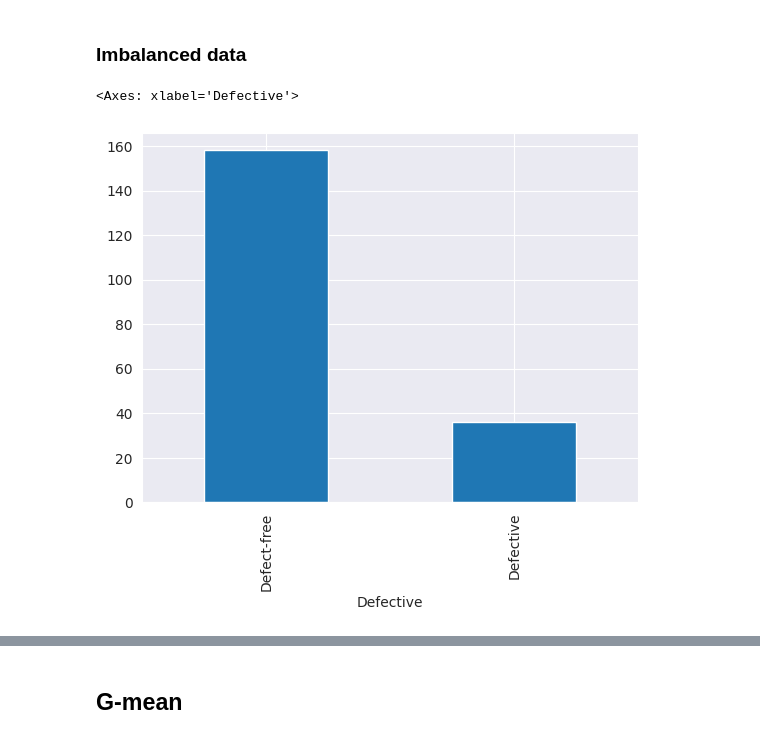
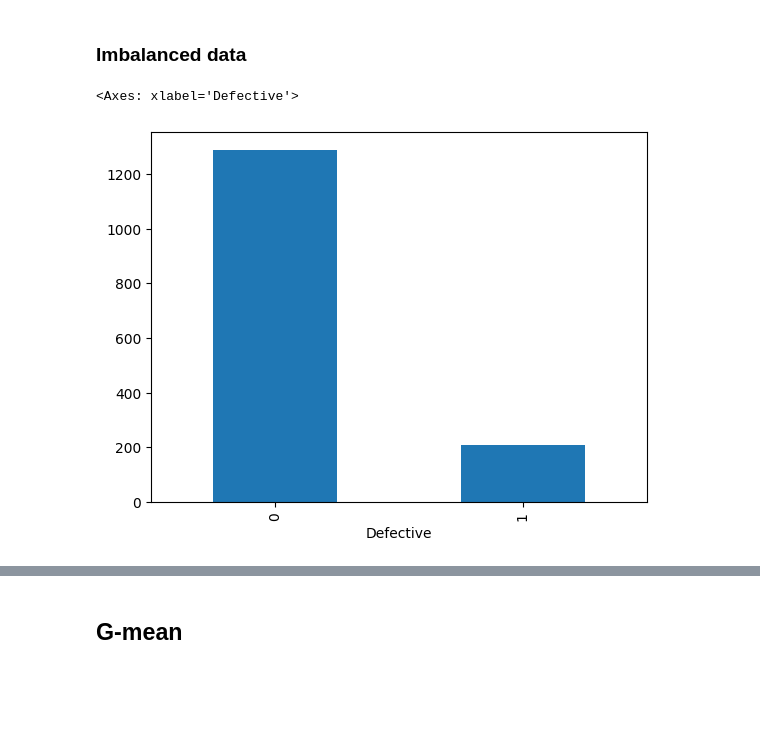
Before and after one commit to bonxom/ISE_Lab, a Jupyter notebook: Challenge Task 1- Software Defect Prediction/main.ipynb, the cells around one changed output, grey strips where cells are left out. Drawn from its saved outputs; the diff is of its cells as text; code cells hidden in the pictures; blank space fills up the shorter version.

Commit message:
add Promise data

```diff
--- a/Challenge Task 1- Software Defect Prediction/main.ipynb
+++ b/Challenge Task 1- Software Defect Prediction/main.ipynb
@@ -8,14 +8,38 @@ from sklearn.model_selection import train_test_split
 ## Loading data
 # %%
 base_NASA = Path("data/Software Defect Prediction - Data/dataNASA")
+base_PROMISE = Path("data/Software Defect Prediction - Data/dataApache(PROMISE)")
+base_SOICT = Path("data/Software Defect Prediction - Data/dataEclipse/eclipse_tanh(SOICT)")
+base_ATHO = Path("data/Software Defect Prediction - Data/dataEclipse/eclipse_atho")
+
 files_NASA = base_NASA.glob("*.csv")
+file_PROMISE = base_PROMISE.glob("*.csv")
+file_SOICT = base_SOICT.glob("*.csv")
+# file_ATHO = base_ATHO.glob("*.csv")
 
 # load file and remove id col
-def load_one(path):
-    return pd.read_csv(path, usecols=lambda c: c.lower() != "id")
+def load_one(path, option=1):
+    df = pd.read_csv(path)
+
+    # Nếu option = 1, NASA
+    if option == 1:
+        df = df.drop(columns=['id'], errors='ignore')
+
+    # Nếu option = 2, PROMISE
+    elif option == 2:
+        df = df.drop(columns=['name'], errors='ignore')
+        df['Defective'] = df['bug'].apply(lambda x: 1 if x > 0 else 0)
+        df = df.drop(columns=['bug'], errors='ignore')
+    elif option == 3:
+        df = df.drop(columns=['id'], errors='ignore')
+        df['Defective'] = df['class'].apply(lambda x: 1 if x == 'buggy' else 0)
+    return df
 
 # mapping name and data
 NASA_data = {f.stem: load_one(f) for f in files_NASA}
+PROMISE_data = {f.stem: load_one(f, option=2) for f in file_PROMISE}
+SOICT_data = {f.stem: load_one(f, option=3) for f in file_SOICT}
+# ATHO_data = {f.stem: load_one(f) for f in file_ATHO}
 
 # NASA_data["CM1"], NASA_data["KC3"], ...
 print(NASA_data.keys())
@@ -42,8 +66,8 @@ memory usage: 97.2+ KB
 # %% [markdown]
 ### Imbalanced data
 # %%
-NASA_data["KC3"]["Defective"].value_counts().rename({'N':'Defect-free','Y':'Defective'}).plot(kind='bar')
+SOICT_data["PDE"]["Defective"].value_counts().rename({'N':'Defect-free','Y':'Defective'}).plot(kind='bar')
 # %% [output]
 <Axes: xlabel='Defective'>
-[figure, old version]
+[figure, new version]
 # %%
```
Also changed, not shown: parts of 17 cells of this notebook, 2 other files.
